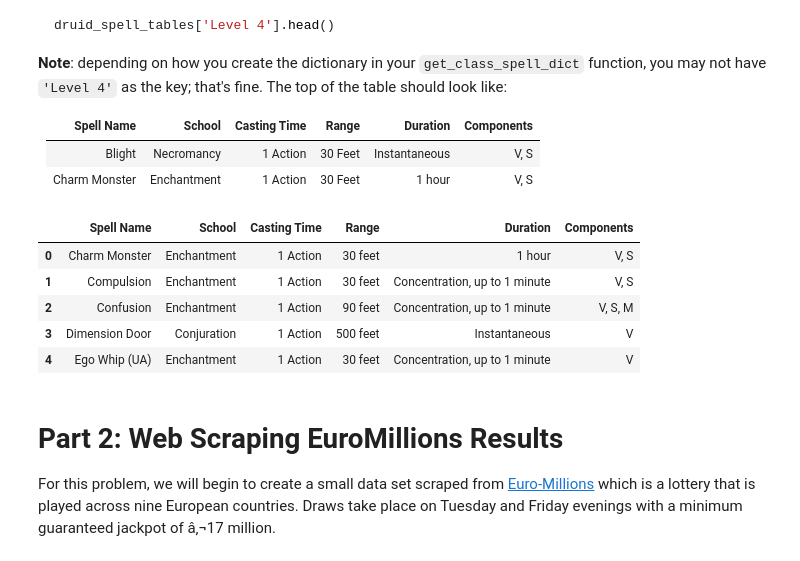
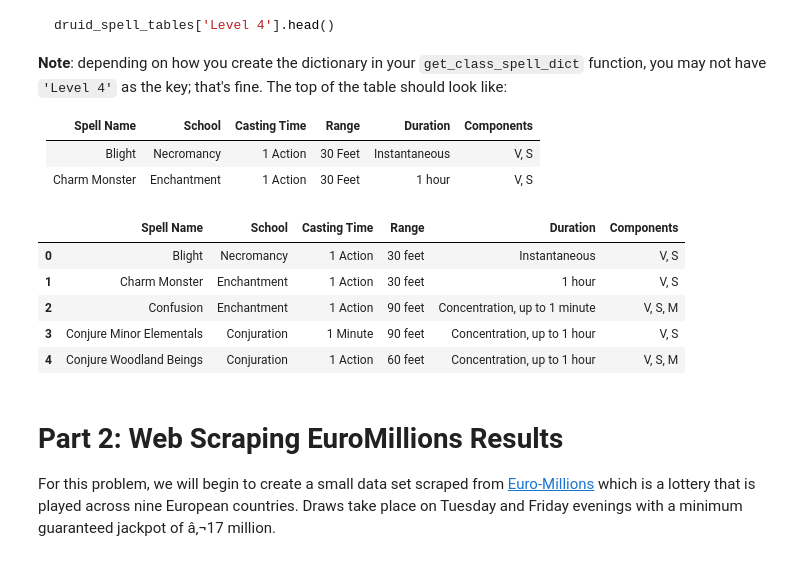
Before and after one commit to vigneshsaravanakumar404/DS-3000-Foundations-of-Data-Science, a Jupyter notebook: Labs/Lab1.ipynb, the cells around one changed output. Saved outputs shown, nothing was run; the diff lists cells and outputs as text; code cells hidden in the pictures.

```diff
--- a/Labs/Lab1.ipynb
+++ b/Labs/Lab1.ipynb
@@ -122,39 +122,39 @@ def get_class_spell_dict(dnd_class):
         dnd_class (str): the D&D class
 
     Returns:
         table_dict (dict): a dictionary of tables, one for each spell level
     """
 
     # Get
     url = f'http://dnd5e.wikidot.com/spells:{dnd_class.lower()}'
     response = requests.get(url)
 
     if response.status_code != 200:
         raise Exception(f"Failed to load page {url}")
 
     # Parse
     soup = BeautifulSoup(response.content, 'html.parser')
     tables = soup.find_all('table', class_='wiki-content-table')
 
     level_names = ['Cantrip', '1st Level', '2nd Level', '3rd Level', '4th Level',
                    '5th Level', '6th Level', '7th Level', '8th Level', '9th Level']
 
     tables_dict = {}
     for i, table in enumerate(tables):
         if i < len(level_names):
             tables_dict[level_names[i]] = pd.read_html(str(table))[0]
 
     return tables_dict
 
-druid_spell_tables = get_class_spell_dict("bard")
+druid_spell_tables = get_class_spell_dict("druid")
 druid_spell_tables['4th Level'].head()
 # %% [output]
 |  | Spell Name | School | Casting Time | Range | Duration | Components |
-| 0 | Charm Monster | Enchantment | 1 Action | 30 feet | 1 hour | V, S |
-| 1 | Compulsion | Enchantment | 1 Action | 30 feet | Concentration, up to 1 minute | V, S |
+| 0 | Blight | Necromancy | 1 Action | 30 feet | Instantaneous | V, S |
+| 1 | Charm Monster | Enchantment | 1 Action | 30 feet | 1 hour | V, S |
 | 2 | Confusion | Enchantment | 1 Action | 90 feet | Concentration, up to 1 minute | V, S, M |
-| 3 | Dimension Door | Conjuration | 1 Action | 500 feet | Instantaneous | V |
-| 4 | Ego Whip (UA) | Enchantment | 1 Action | 30 feet | Concentration, up to 1 minute | V |
+| 3 | Conjure Minor Elementals | Conjuration | 1 Minute | 90 feet | Concentration, up to 1 hour | V, S |
+| 4 | Conjure Woodland Beings | Conjuration | 1 Action | 60 feet | Concentration, up to 1 hour | V, S, M |
 # %% [markdown]
 # Part 2: Web Scraping EuroMillions Results
 
```
Also changed, not shown: parts of 2 cells of this notebook.
